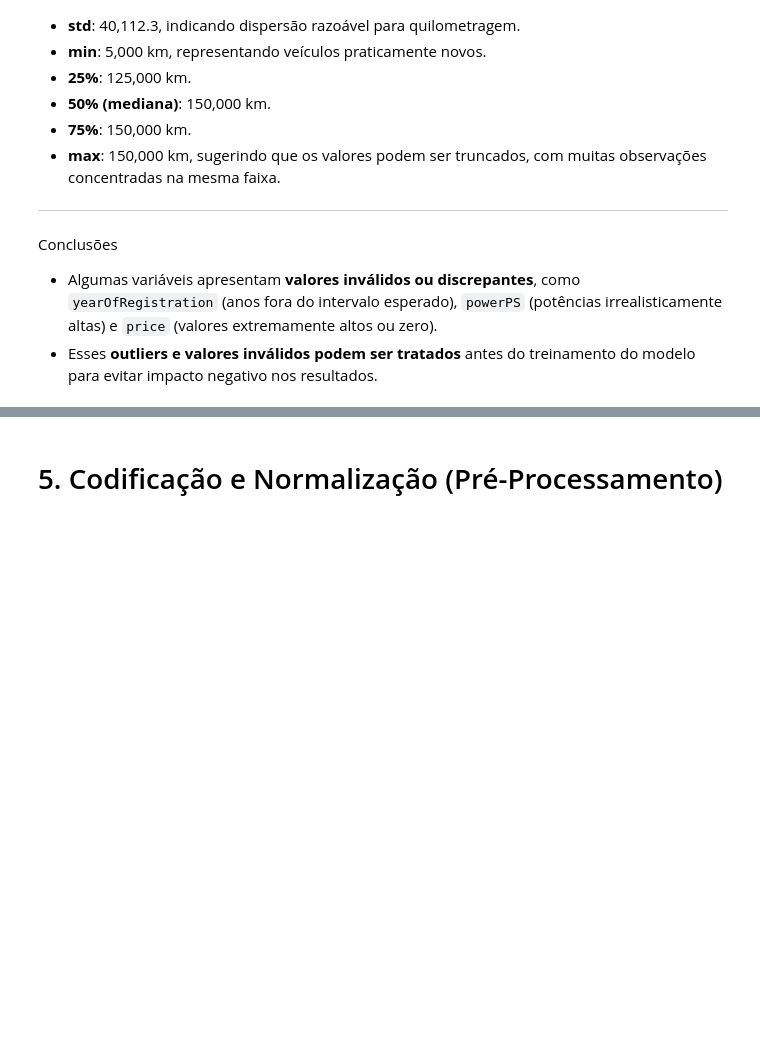
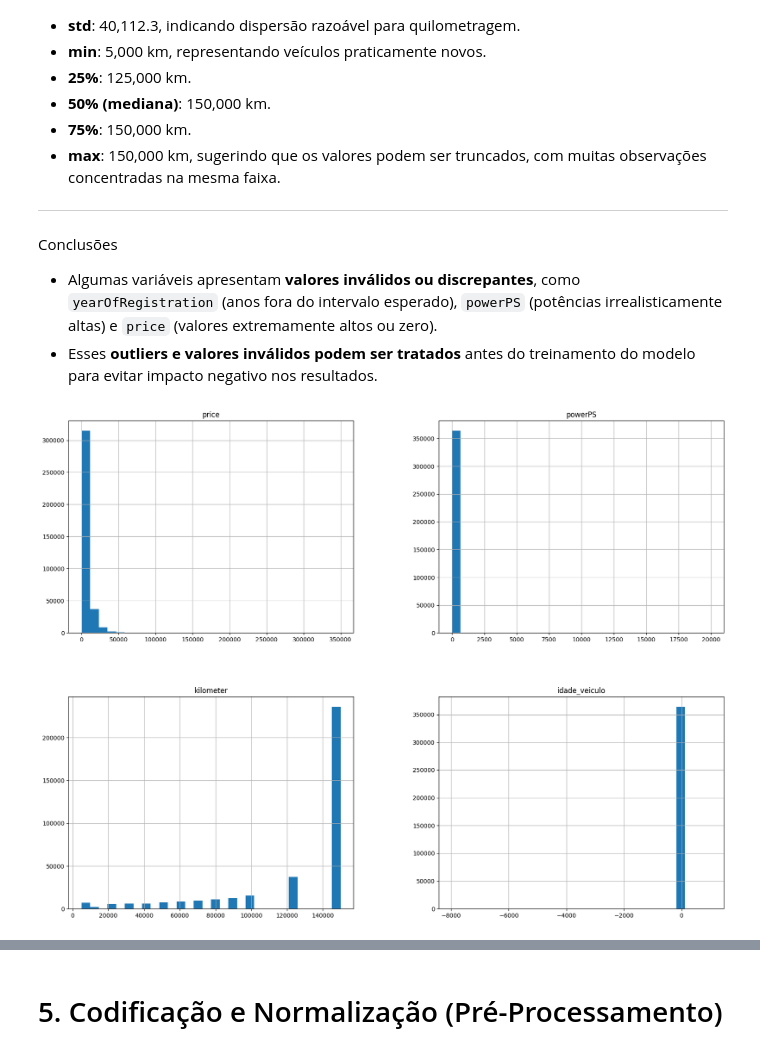
Before and after one commit to felipesayegg/CarPriceEstimator, a Jupyter notebook: MultilayerPerceptronAuto.ipynb, the cells around one changed output, grey strips where cells are left out. Cells and saved outputs as stored; diff of their text form; code cells hidden in the pictures; blank space fills up the shorter version.

```diff
--- a/MultilayerPerceptronAuto.ipynb
+++ b/MultilayerPerceptronAuto.ipynb
@@ -187,3 +187,10 @@ Resumo por Variável
 Conclusões
 - Algumas variáveis apresentam **valores inválidos ou discrepantes**, como `yearOfRegistration` (anos fora do intervalo esperado), `powerPS` (potências irrealisticamente altas) e `price` (valores extremamente altos ou zero).
 - Esses **outliers e valores inválidos podem ser tratados** antes do treinamento do modelo para evitar impacto negativo nos resultados.
+# %%
+dados.hist(bins=30, figsize=(20,15))
+plt.show()
+# Cria histogramas para todas as variáveis numéricas do DataFrame.
+# Permite visualizar a distribuição de cada variável e detectar outliers ou vieses.
+# %% [output]
+[figure, added]
```
Also changed, not shown: parts of 7 cells of this notebook.
